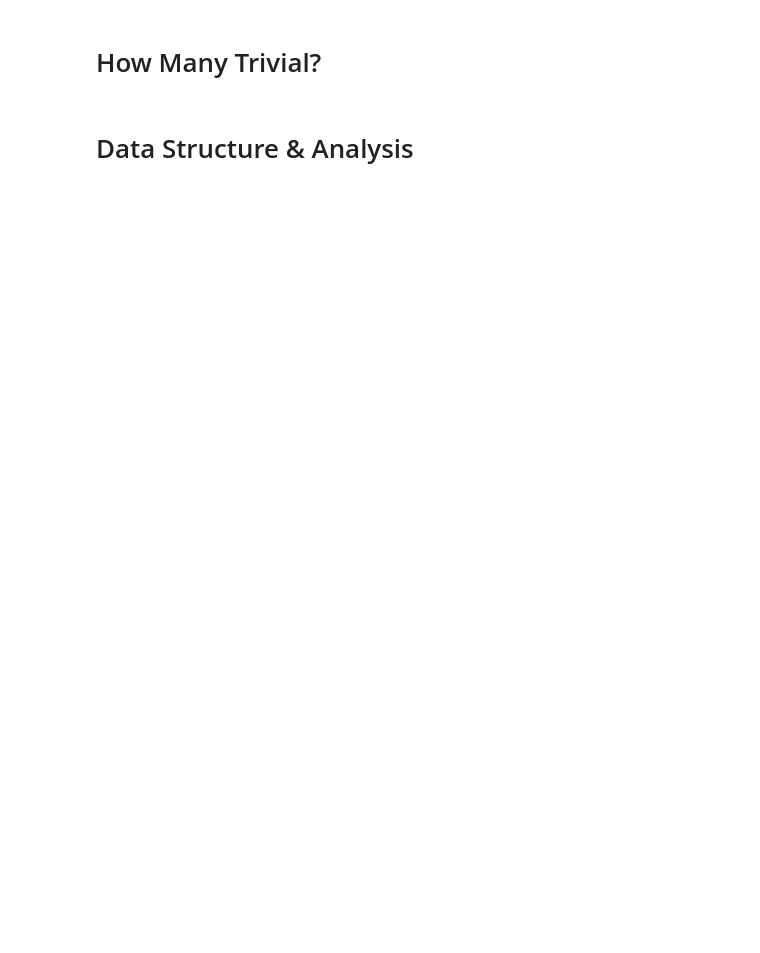
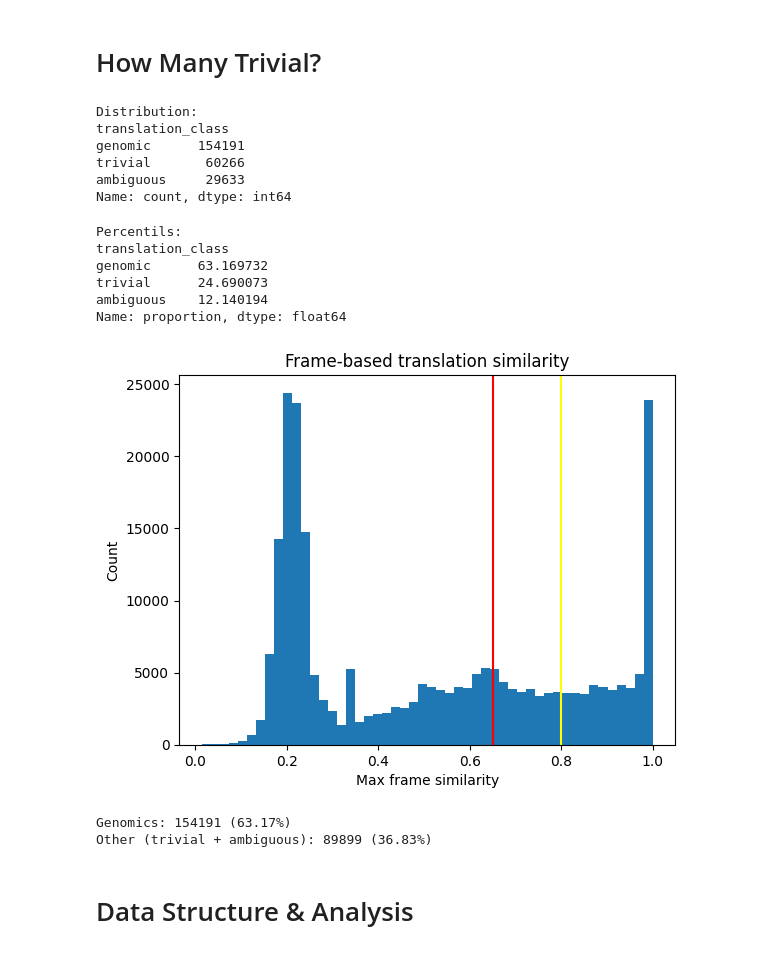
Before and after one commit to GustavoHCruz/CodingDNATransformers, a Jupyter notebook: src/the_last_act.ipynb, the cells around one changed output. Drawn from its saved outputs; the diff is of its cells as text; code cells hidden in the pictures; blank space fills up the shorter version.

Commit message:
some graphs

```diff
--- a/src/the_last_act.ipynb
+++ b/src/the_last_act.ipynb
@@ -41,6 +40,6 @@ assert isinstance(dataset, DataFrame)
 
 dataset["target"] = dataset["proteins"].apply(join_proteins).astype(str)
 mask = (dataset["sequence"].str.len() + dataset["target"].str.len()) < 1000
-df = dataset[mask]
-df = df[["sequence", "target", "organism"]]
+original_df = dataset[mask]
+original_df = original_df[["sequence", "target", "organism"]]
 # %%
@@ -88,7 +89,7 @@ AMBIGUOUS_THRESHOLD = 0.65
 # %%
 max_similarities = []
 
-for _, row in tqdm(df.iterrows(), total=len(df)):
+for _, row in tqdm(original_df.iterrows(), total=len(original_df)):
 	dna = row["sequence"].upper()
 	target = row["target"]
 
@@ -105,7 +106,7 @@ for _, row in tqdm(df.iterrows(), total=len(df)):
 
 	max_similarities.append(best)
 
-df["max_frame_similarity"] = max_similarities
+original_df["max_frame_similarity"] = max_similarities
 # %%
 def classify(sim):
 	if sim >= TRIVIAL_THRESHOLD:
@@ -115,20 +116,36 @@ def classify(sim):
 	else:
 		return "genomic"
 
-df["translation_class"] = df["max_frame_similarity"].apply(classify)
+original_df["translation_class"] = original_df["max_frame_similarity"].apply(classify)
 # %%
 print("Distribution:")
-print(df["translation_class"].value_counts())
+print(original_df["translation_class"].value_counts())
+# %% [output]
+Distribution:
+translation_class
+genomic      154191
+trivial       60266
+ambiguous     29633
+Name: count, dtype: int64
 # %%
 print("Percentils:")
-print(df["translation_class"].value_counts(normalize=True) * 100)
+print(original_df["translation_class"].value_counts(normalize=True) * 100)
+# %% [output]
+Percentils:
+translation_class
+genomic      63.169732
+trivial      24.690073
+ambiguous    12.140194
+Name: proportion, dtype: float64
 # %%
 plt.figure()
-plt.hist(df["max_frame_similarity"], bins=50)
+plt.hist(original_df["max_frame_similarity"], bins=50)
 plt.axvline(TRIVIAL_THRESHOLD, color="yellow")
 plt.axvline(AMBIGUOUS_THRESHOLD, color="red")
 plt.xlabel("Max frame similarity")
 plt.ylabel("Count")
 plt.title("Frame-based translation similarity")
 plt.show()
+# %% [output]
+[figure, added]
 # %%
@@ -138,6 +155,9 @@ trivial = df[df["translation_class"] == "trivial"]
 # %%
-print(f"Genomics: {len(genomic)} ({len(genomic)/len(df)*100:.2f}%)")
-print(f"Other (trivial + ambiguous): {len(ambiguous) + len(trivial)} ({(len(ambiguous) + len(trivial))/len(df)*100:.2f}%)")
+print(f"Genomics: {len(genomic)} ({len(genomic)/len(original_df)*100:.2f}%)")
+print(f"Other (trivial + ambiguous): {len(ambiguous) + len(trivial)} ({(len(ambiguous) + len(trivial))/len(original_df)*100:.2f}%)")
+# %% [output]
+Genomics: 154191 (63.17%)
+Other (trivial + ambiguous): 89899 (36.83%)
 # %% [markdown]
 # Data Structure & Analysis
 # %%
```
Also changed, not shown: parts of 23 cells of this notebook.
